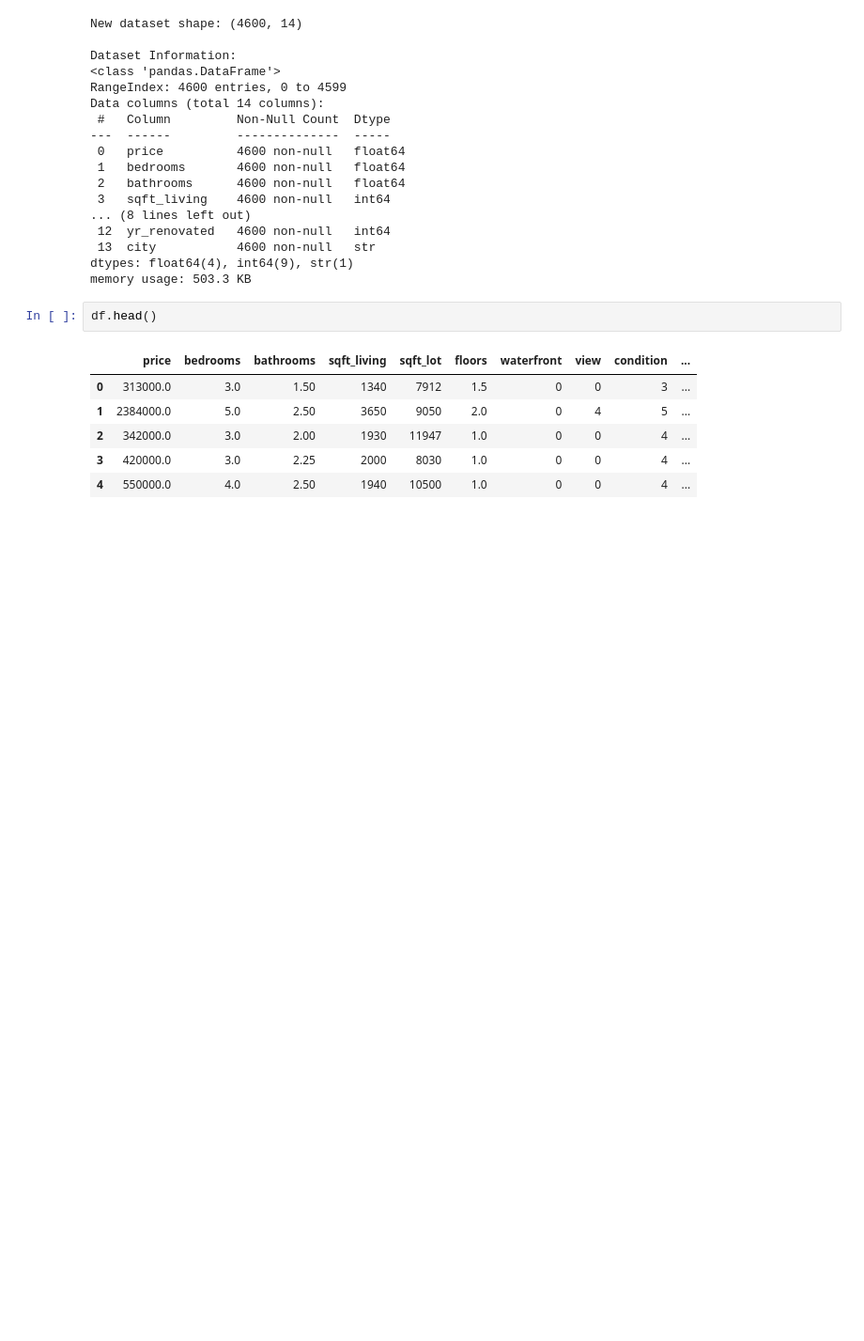
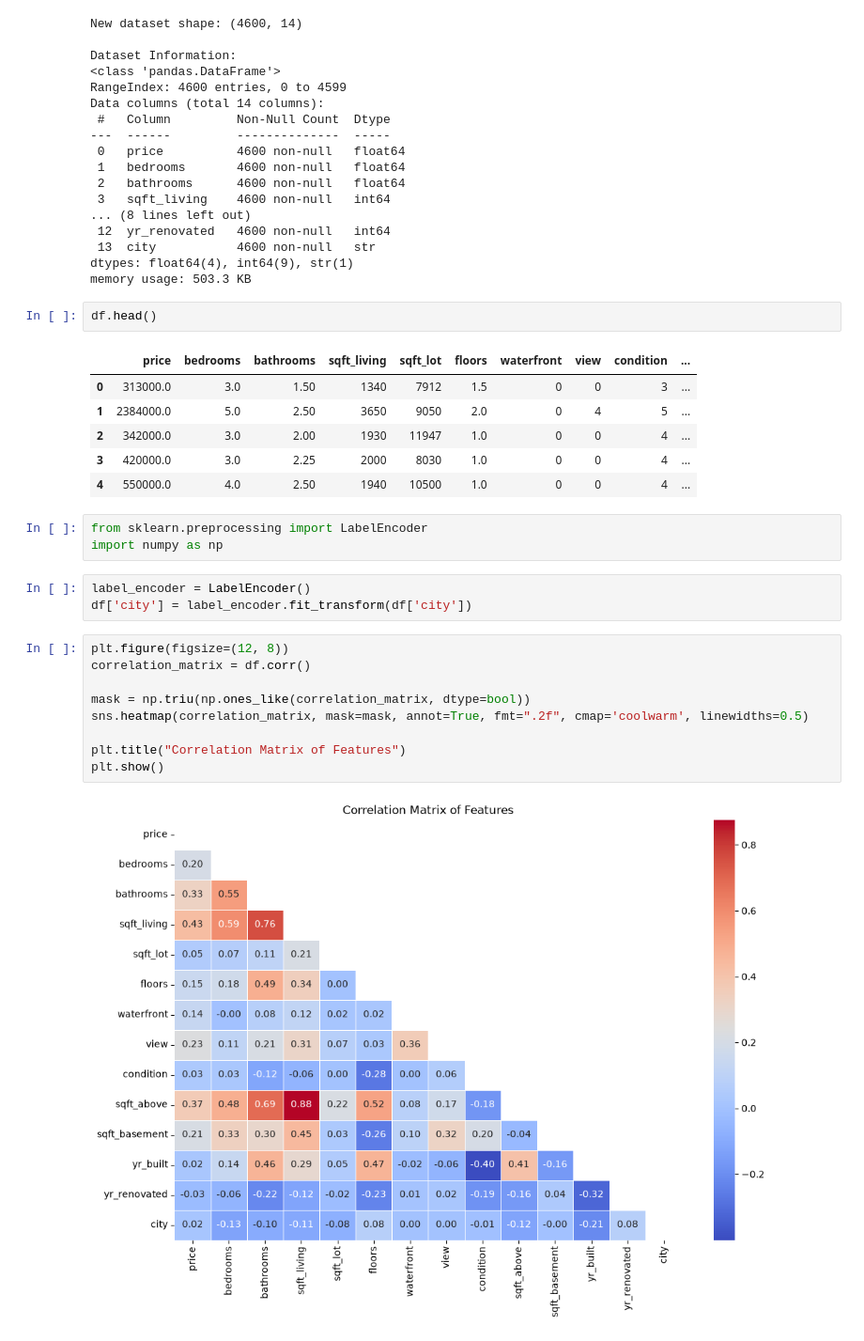
Before and after one commit to Khayal07/House-Price-Prediction-ML, a Jupyter notebook: 1_eda.ipynb, the cells around one changed output. Shown at 94% size. Saved outputs shown, nothing was run; the diff lists cells and outputs as text; blank space fills up the shorter version.

Commit message:
feat: encode categorical data and analyze correlations

```diff
--- a/1_eda.ipynb
+++ b/1_eda.ipynb
@@ -73,3 +73,20 @@ df.head()
 | 2 | 342000.0 | 3.0 | 2.00 | 1930 | 11947 | 1.0 | 0 | 0 | 4 | ... |
 | 3 | 420000.0 | 3.0 | 2.25 | 2000 | 8030 | 1.0 | 0 | 0 | 4 | ... |
 | 4 | 550000.0 | 4.0 | 2.50 | 1940 | 10500 | 1.0 | 0 | 0 | 4 | ... |
+# %%
+from sklearn.preprocessing import LabelEncoder
+import numpy as np
+# %%
+label_encoder = LabelEncoder()
+df['city'] = label_encoder.fit_transform(df['city'])
+# %%
+plt.figure(figsize=(12, 8))
+correlation_matrix = df.corr()
+
+mask = np.triu(np.ones_like(correlation_matrix, dtype=bool))
+sns.heatmap(correlation_matrix, mask=mask, annot=True, fmt=".2f", cmap='coolwarm', linewidths=0.5)
+
+plt.title("Correlation Matrix of Features")
+plt.show()
+# %% [output]
+[figure, added]
```
Also changed, not shown: parts of 1 cell of this notebook.
